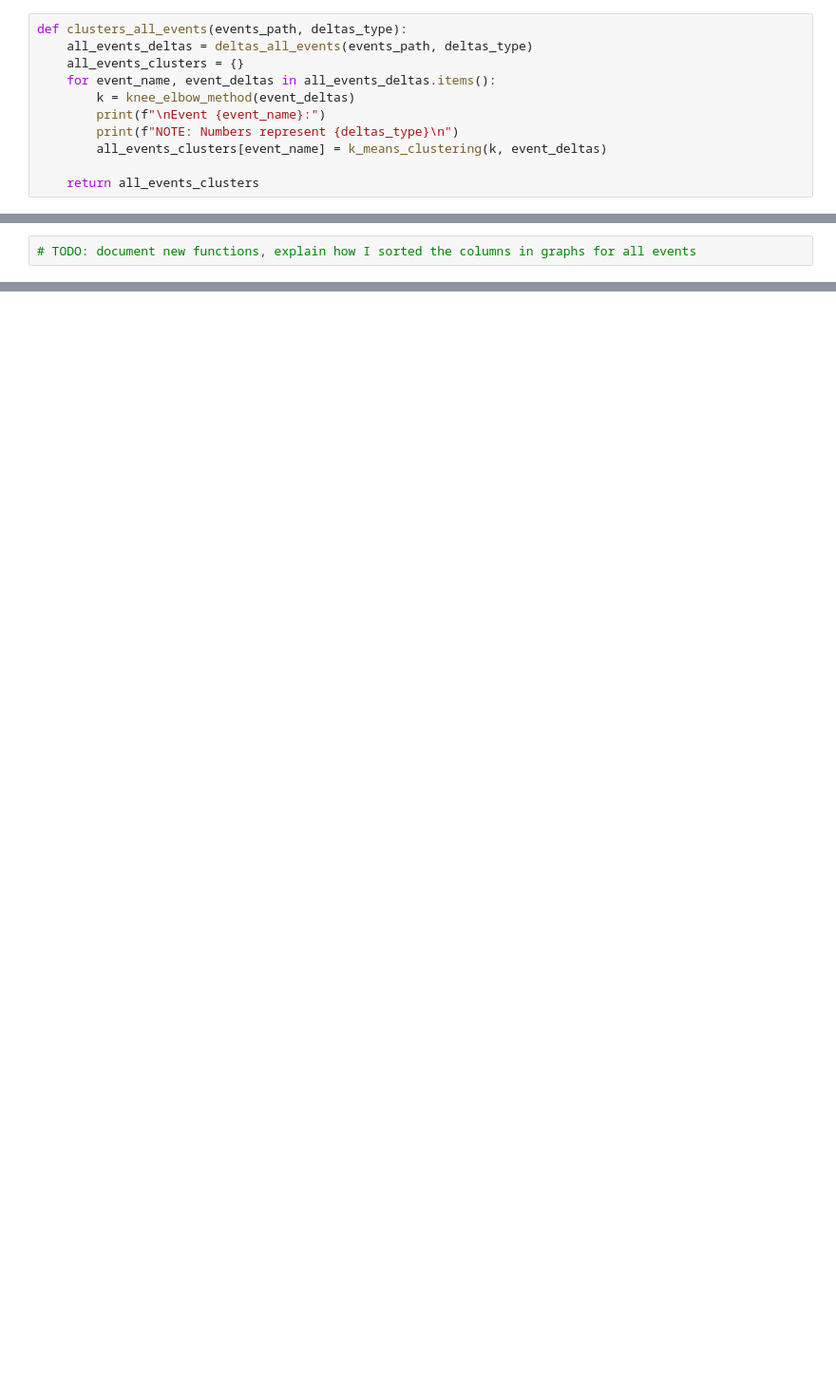
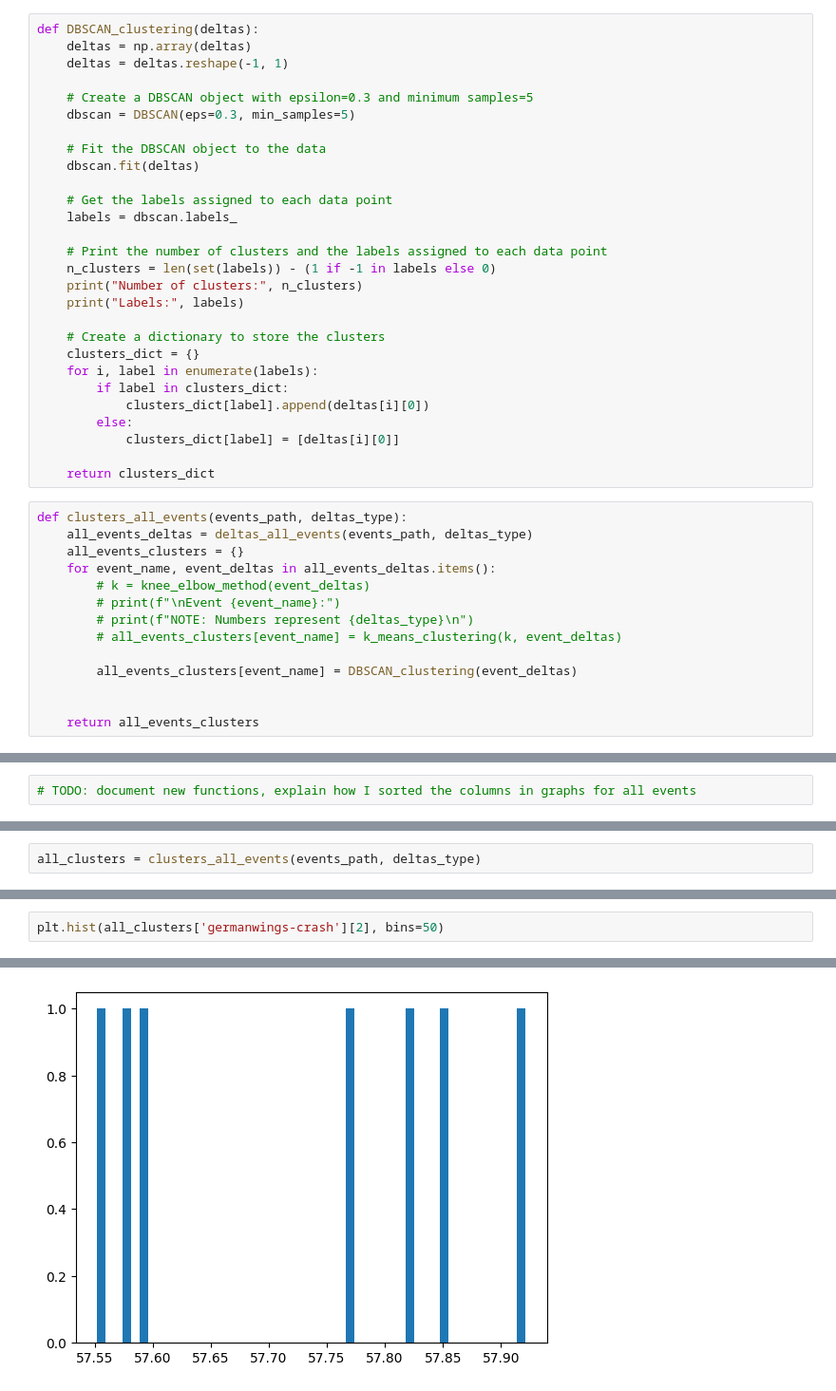
Before and after one commit to andreistoica12/research-internship, a Jupyter notebook: pheme.ipynb, the cells around one changed output, grey strips where cells are left out. Shown at 95% size. Drawn from its saved outputs; the diff is of its cells as text; blank space fills up the shorter version.

Commit message:
added DBSCAN clustering

```diff
--- a/pheme.ipynb
+++ b/pheme.ipynb
@@ -296,14 +297,45 @@ def k_means_clustering(k, deltas):
             clusters_dict[label].append(deltas[index][0])
 
     return clusters_dict
+# %%
+def DBSCAN_clustering(deltas):
+    deltas = np.array(deltas)
+    deltas = deltas.reshape(-1, 1)
+
+    # Create a DBSCAN object with epsilon=0.3 and minimum samples=5
+    dbscan = DBSCAN(eps=0.3, min_samples=5)
+
+    # Fit the DBSCAN object to the data
+    dbscan.fit(deltas)
+
+    # Get the labels assigned to each data point
+    labels = dbscan.labels_
+
+    # Print the number of clusters and the labels assigned to each data point
+    n_clusters = len(set(labels)) - (1 if -1 in labels else 0)
+    print("Number of clusters:", n_clusters)
+    print("Labels:", labels)
+
+    # Create a dictionary to store the clusters
+    clusters_dict = {}
+    for i, label in enumerate(labels):
+        if label in clusters_dict:
+            clusters_dict[label].append(deltas[i][0])
+        else:
+            clusters_dict[label] = [deltas[i][0]]
+
+    return clusters_dict
 # %%
 def clusters_all_events(events_path, deltas_type):
     all_events_deltas = deltas_all_events(events_path, deltas_type)
     all_events_clusters = {}
     for event_name, event_deltas in all_events_deltas.items():
-        k = knee_elbow_method(event_deltas)
-        print(f"\nEvent {event_name}:")
-        print(f"NOTE: Numbers represent {deltas_type}\n")
-        all_events_clusters[event_name] = k_means_clustering(k, event_deltas)
+        # k = knee_elbow_method(event_deltas)
+        # print(f"\nEvent {event_name}:")
+        # print(f"NOTE: Numbers represent {deltas_type}\n")
+        # all_events_clusters[event_name] = k_means_clustering(k, event_deltas)
+
+        all_events_clusters[event_name] = DBSCAN_clustering(event_deltas)
+
 
     return all_events_clusters
@@ -365,0 +410,2 @@ Cluster 3 has 2 data points and a centroid of 104.27888888888889
+# %%
+all_clusters = clusters_all_events(events_path, deltas_type)
@@ -365,0 +459,3 @@ Cluster 3 has 2 data points and a centroid of 104.27888888888889
+# %%
+plt.hist(all_clusters['germanwings-crash'][2], bins=50)
+# %% [output]
@@ -365,0 +477 @@ Cluster 3 has 2 data points and a centroid of 104.27888888888889
+[figure, added]
```
Also changed, not shown: parts of 14 cells of this notebook.
